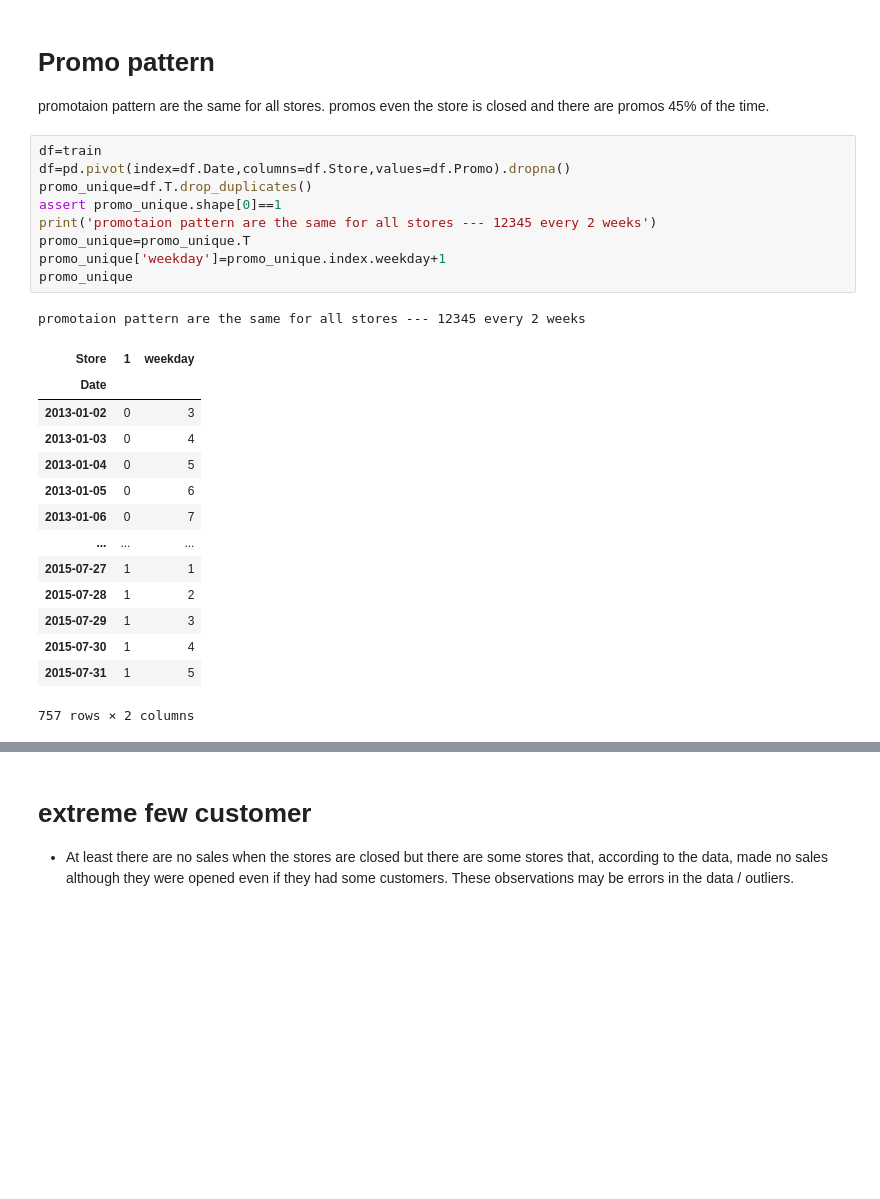
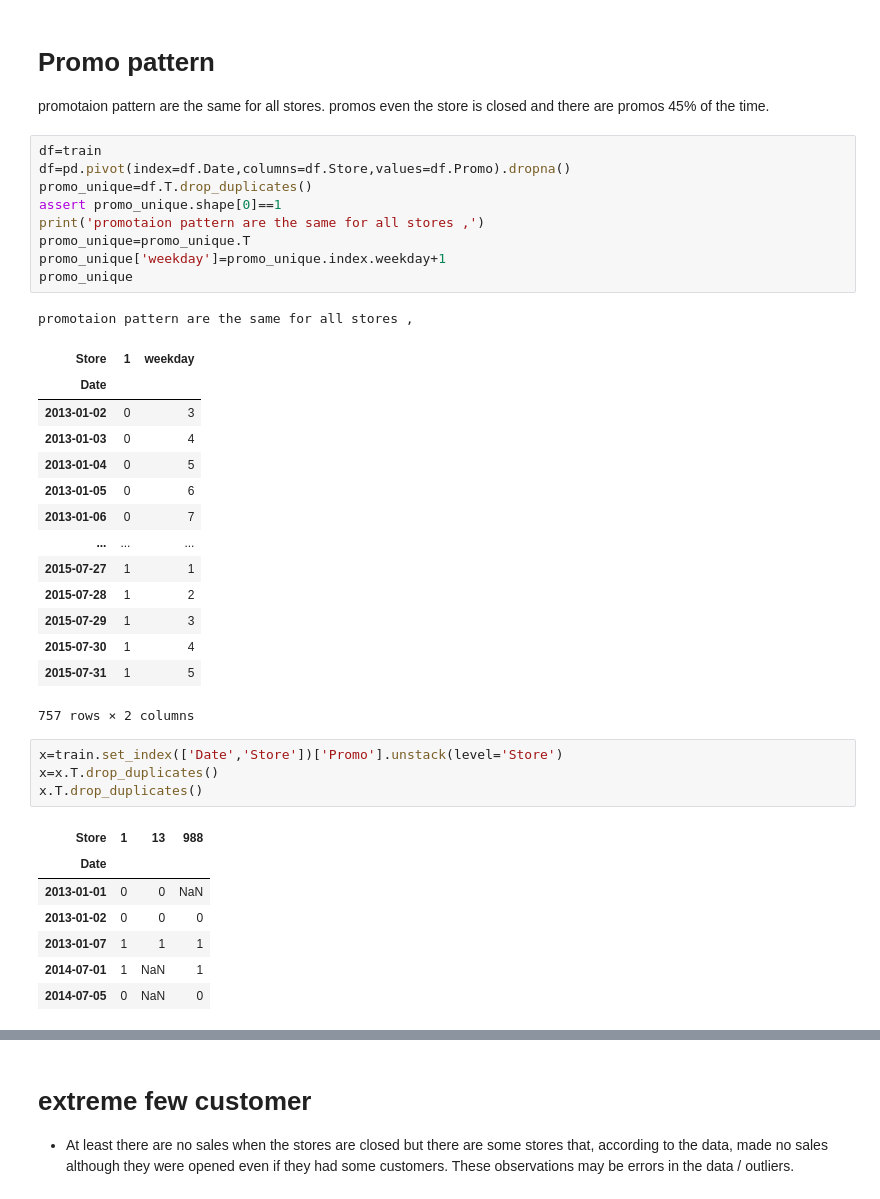
Before and after one commit to superChing/Kaggle-Rossmann-Store, a Jupyter notebook: explore train.ipynb, the cells around one changed output, grey strips where cells are left out. Saved outputs shown, nothing was run; the diff lists cells and outputs as text; blank space fills up the shorter version.

```diff
--- a/explore train.ipynb
+++ b/explore train.ipynb
@@ -171,12 +172,12 @@ df=train
 df=pd.pivot(index=df.Date,columns=df.Store,values=df.Promo).dropna()
 promo_unique=df.T.drop_duplicates()
 assert promo_unique.shape[0]==1
-print('promotaion pattern are the same for all stores --- 12345 every 2 weeks')
+print('promotaion pattern are the same for all stores ,')
 promo_unique=promo_unique.T
 promo_unique['weekday']=promo_unique.index.weekday+1
 promo_unique
 # %% [output]
-promotaion pattern are the same for all stores --- 12345 every 2 weeks
+promotaion pattern are the same for all stores ,
 | Store | 1 | weekday |
 | Date |  |  |
 | 2013-01-02 | 0 | 3 |
@@ -191,3 +192,15 @@ promotaion pattern are the same for all stores --- 12345 every 2 weeks
 | 2015-07-30 | 1 | 4 |
 | 2015-07-31 | 1 | 5 |
 757 rows × 2 columns
+# %%
+x=train.set_index(['Date','Store'])['Promo'].unstack(level='Store')
+x=x.T.drop_duplicates()
+x.T.drop_duplicates()
+# %% [output]
+| Store | 1 | 13 | 988 |
+| Date |  |  |  |
+| 2013-01-01 | 0 | 0 | NaN |
+| 2013-01-02 | 0 | 0 | 0 |
+| 2013-01-07 | 1 | 1 | 1 |
+| 2014-07-01 | 1 | NaN | 1 |
+| 2014-07-05 | 0 | NaN | 0 |
```
Also changed, not shown: parts of 7 cells of this notebook.
